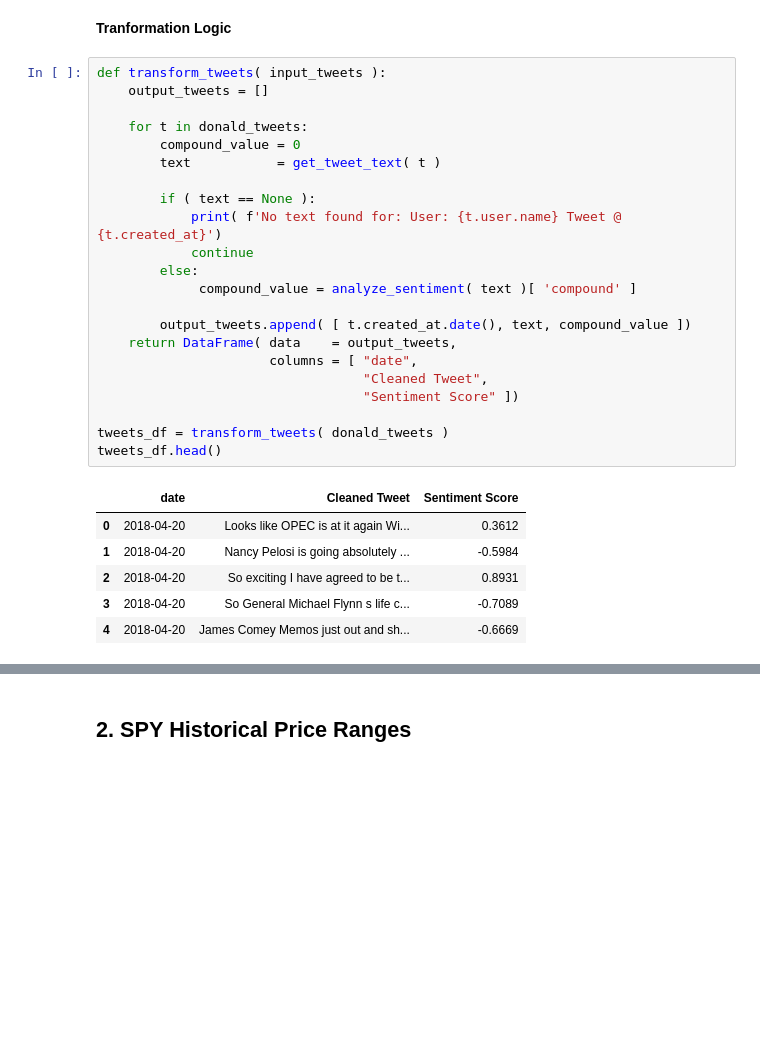
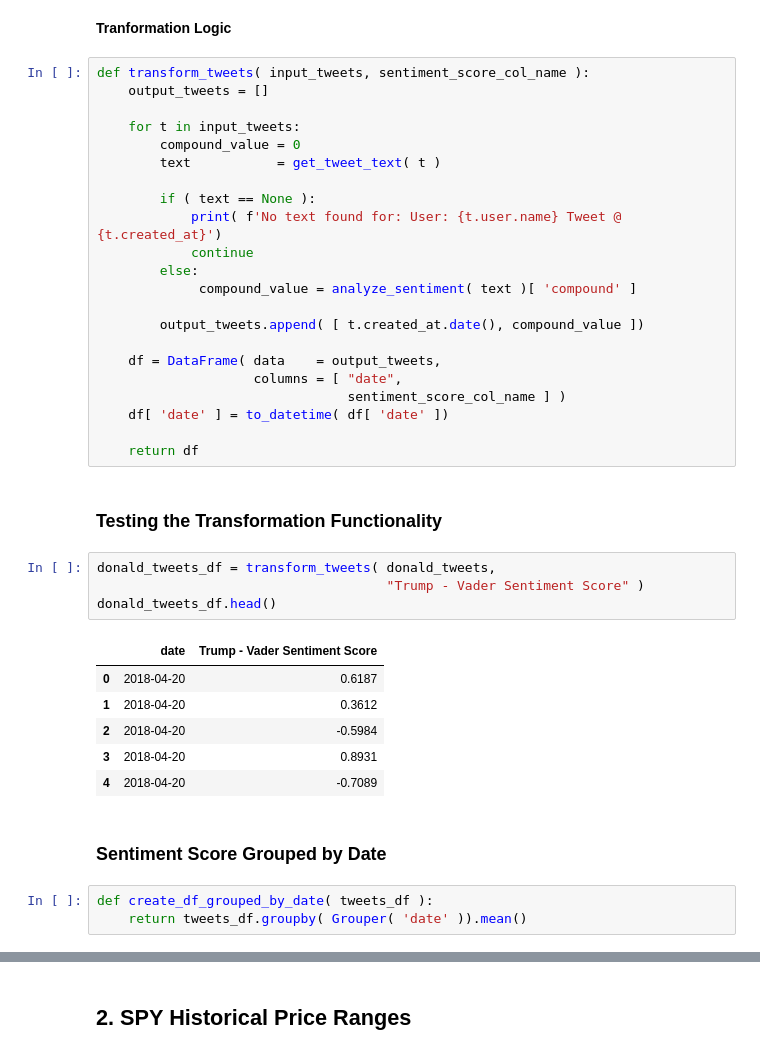
Before and after one commit to MokoSan/TwitterSentimentAnalysis, a Jupyter notebook: src/data/Data Acquisition.ipynb, the cells around one changed output, grey strips where cells are left out. Drawn from its saved outputs; the diff is of its cells as text; blank space fills up the shorter version.

Commit message:
Refined the Generalized Tranformation Pipeline and persisting results now

```diff
--- a/src/data/Data Acquisition.ipynb
+++ b/src/data/Data Acquisition.ipynb
@@ -120,10 +124,10 @@ def get_tweet_text( input_tweet ):
 # %% [markdown]
 __Tranformation Logic__
 # %%
-def transform_tweets( input_tweets ):
+def transform_tweets( input_tweets, sentiment_score_col_name ):
     output_tweets = []
 
-    for t in donald_tweets:
+    for t in input_tweets:
         compound_value = 0
         text           = get_tweet_text( t )
 
@@ -133,18 +137,29 @@ def transform_tweets( input_tweets ):
         else:
              compound_value = analyze_sentiment( text )[ 'compound' ]
 
-        output_tweets.append( [ t.created_at.date(), text, compound_value ])
-    return DataFrame( data    = output_tweets,
-                      columns = [ "date",
-                                  "Cleaned Tweet",
-                                  "Sentiment Score" ])
+        output_tweets.append( [ t.created_at.date(), compound_value ])
 
-tweets_df = transform_tweets( donald_tweets )
-tweets_df.head()
+    df = DataFrame( data    = output_tweets,
+                    columns = [ "date",
+                                sentiment_score_col_name ] )
+    df[ 'date' ] = to_datetime( df[ 'date' ])
+
+    return df
-# %% [output]
-|  | date | Cleaned Tweet | Sentiment Score |
-| 0 | 2018-04-20 | Looks like OPEC is at it again Wi... | 0.3612 |
-| 1 | 2018-04-20 | Nancy Pelosi is going absolutely ... | -0.5984 |
-| 2 | 2018-04-20 | So exciting I have agreed to be t... | 0.8931 |
-| 3 | 2018-04-20 | So General Michael Flynn s life c... | -0.7089 |
-| 4 | 2018-04-20 | James Comey Memos just out and sh... | -0.6669 |
+# %% [markdown]
+### Testing the Transformation Functionality
+# %%
+donald_tweets_df = transform_tweets( donald_tweets,
+                                     "Trump - Vader Sentiment Score" )
+donald_tweets_df.head()
+# %% [output]
+|  | date | Trump - Vader Sentiment Score |
+| 0 | 2018-04-20 | 0.6187 |
+| 1 | 2018-04-20 | 0.3612 |
+| 2 | 2018-04-20 | -0.5984 |
+| 3 | 2018-04-20 | 0.8931 |
+| 4 | 2018-04-20 | -0.7089 |
+# %% [markdown]
+### Sentiment Score Grouped by Date
+# %%
+def create_df_grouped_by_date( tweets_df ):
+    return tweets_df.groupby( Grouper( 'date' )).mean()
```
Also changed, not shown: parts of 23 cells of this notebook, 20 other files.
